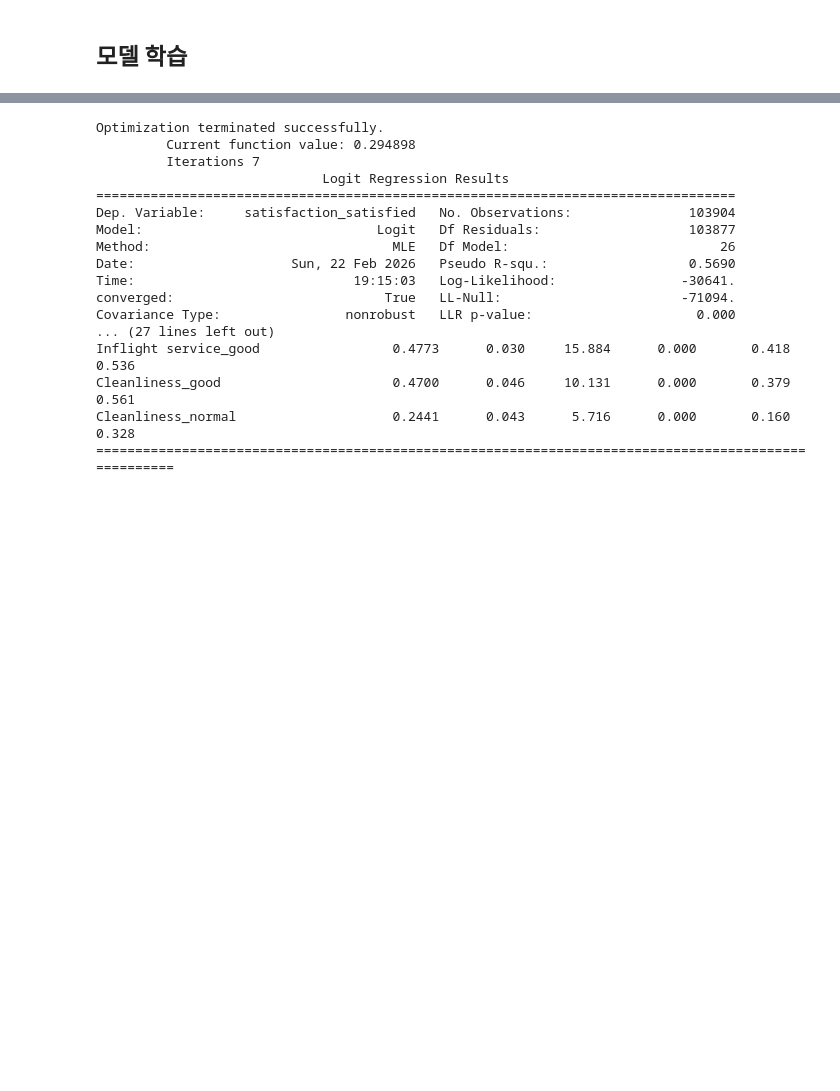
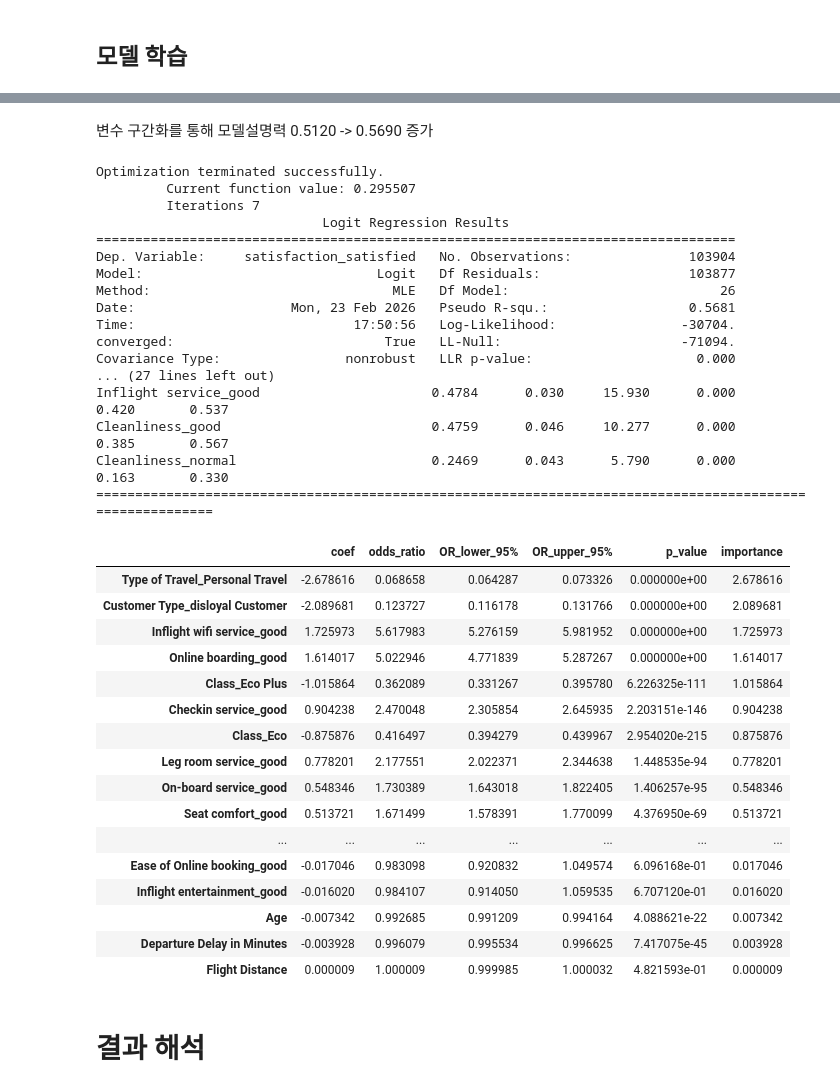
Before and after one commit to taejungjang/airline_analysis, a Jupyter notebook: airline.ipynb, the cells around one changed output, grey strips where cells are left out. Cells and saved outputs as stored; diff of their text form; code cells hidden in the pictures; blank space fills up the shorter version.

```diff
--- a/airline.ipynb
+++ b/airline.ipynb
@@ -208,4 +408,5 @@ df_train.drop(['id'],axis = 1, inplace = True)
 # %%
+#0~1, 2~3, 4~5점으로 3구간 나누는경우
 def categorize_score(x):
     if x <= 1:
         return "bad"
@@ -213,6 +414,8 @@ def categorize_score(x):
         return "normal"
     else:  # 4~5
         return "good"
+
+#4점을 기점으로 변하는경우
 def categorize_score2(x):
     if x <= 3:
         return "bad or normal"
@@ -232,8 +435,9 @@ df_train["Baggage handling"] = df_train["Baggage handling"].apply(categorize_sco
 df_train["Checkin service"] = df_train["Checkin service"].apply(categorize_score)
 df_train["Inflight service"] = df_train["Inflight service"].apply(categorize_score2)
 df_train["Cleanliness"] = df_train["Cleanliness"].apply(categorize_score)
+df_train["Departure/Arrival time convenient"] = df_train["Departure/Arrival time convenient"].apply(categorize_score2)
 
 
 
 # 더미변수 생성
-df_train_dummies = pd.get_dummies(df_train, drop_first=True)
+df_train = pd.get_dummies(df_train, drop_first=True)
@@ -242,27 +444,76 @@ df_train_dummies.drop(['Arrival Delay in Minutes'],axis = 1,inplace =True)
 # %%
-X = df_train_dummies.drop(['satisfaction_satisfied'],axis = 1)
-y = df_train_dummies['satisfaction_satisfied']
+X = df_train.drop(['satisfaction_satisfied'],axis = 1)
+y = df_train[['satisfaction_satisfied']]
+# %% [markdown]
+변수 구간화를 통해 모델설명력 0.5120 -> 0.5690 증가
 # %%
 X = X.astype(float)
 X = sm.add_constant(X)
 
-model3 = sm.Logit(y, X).fit()
-print(model3.summary())
+model2 = sm.Logit(y, X).fit()
+print(model2.summary())
 # %% [output]
 Optimization terminated successfully.
-         Current function value: 0.294898
+         Current function value: 0.295507
          Iterations 7
                              Logit Regression Results
 ==================================================================================
 Dep. Variable:     satisfaction_satisfied   No. Observations:               103904
 Model:                              Logit   Df Residuals:                   103877
 Method:                               MLE   Df Model:                           26
-Date:                    Sun, 22 Feb 2026   Pseudo R-squ.:                  0.5690
-Time:                            19:15:03   Log-Likelihood:                -30641.
+Date:                    Mon, 23 Feb 2026   Pseudo R-squ.:                  0.5681
+Time:                            17:50:56   Log-Likelihood:                -30704.
 converged:                           True   LL-Null:                       -71094.
 Covariance Type:                nonrobust   LLR p-value:                     0.000
 ... (27 lines left out)
-Inflight service_good                 0.4773      0.030     15.884      0.000       0.418       0.536
-Cleanliness_good                      0.4700      0.046     10.131      0.000       0.379       0.561
-Cleanliness_normal                    0.2441      0.043      5.716      0.000       0.160       0.328
-=====================================================================================================
+Inflight service_good                      0.4784      0.030     15.930      0.000       0.420       0.537
+Cleanliness_good                           0.4759      0.046     10.277      0.000       0.385       0.567
+Cleanliness_normal                         0.2469      0.043      5.790      0.000       0.163       0.330
+==========================================================================================================
+# %%
+# 계수
+coef = model2.params
+
+# 오즈비
+odds_ratio = np.exp(coef)
+
+# 95% 신뢰구간
+conf = model2.conf_int()
+conf.columns = ["2.5%", "97.5%"]
+
+or_table = pd.DataFrame({
+    "coef": coef,
+    "odds_ratio": odds_ratio,
+    "OR_lower_95%": np.exp(conf["2.5%"]),
+    "OR_upper_95%": np.exp(conf["97.5%"]),
+    "p_value": model2.pvalues
+})
+# %%
+importance_table = (
+    or_table
+    .drop(index="const")  # 상수항 제거
+    .assign(importance=lambda x: np.abs(x["coef"]))
+    .sort_values("importance", ascending=False)
+)
+
+importance_table
+# %% [output]
+|  | coef | odds_ratio | OR_lower_95% | OR_upper_95% | p_value | importance |
+| Type of Travel_Personal Travel | -2.678616 | 0.068658 | 0.064287 | 0.073326 | 0.000000e+00 | 2.678616 |
+| Customer Type_disloyal Customer | -2.089681 | 0.123727 | 0.116178 | 0.131766 | 0.000000e+00 | 2.089681 |
+| Inflight wifi service_good | 1.725973 | 5.617983 | 5.276159 | 5.981952 | 0.000000e+00 | 1.725973 |
+| Online boarding_good | 1.614017 | 5.022946 | 4.771839 | 5.287267 | 0.000000e+00 | 1.614017 |
+| Class_Eco Plus | -1.015864 | 0.362089 | 0.331267 | 0.395780 | 6.226325e-111 | 1.015864 |
+| Checkin service_good | 0.904238 | 2.470048 | 2.305854 | 2.645935 | 2.203151e-146 | 0.904238 |
+| Class_Eco | -0.875876 | 0.416497 | 0.394279 | 0.439967 | 2.954020e-215 | 0.875876 |
+| Leg room service_good | 0.778201 | 2.177551 | 2.022371 | 2.344638 | 1.448535e-94 | 0.778201 |
+| On-board service_good | 0.548346 | 1.730389 | 1.643018 | 1.822405 | 1.406257e-95 | 0.548346 |
+| Seat comfort_good | 0.513721 | 1.671499 | 1.578391 | 1.770099 | 4.376950e-69 | 0.513721 |
+| ... | ... | ... | ... | ... | ... | ... |
+| Ease of Online booking_good | -0.017046 | 0.983098 | 0.920832 | 1.049574 | 6.096168e-01 | 0.017046 |
+| Inflight entertainment_good | -0.016020 | 0.984107 | 0.914050 | 1.059535 | 6.707120e-01 | 0.016020 |
+| Age | -0.007342 | 0.992685 | 0.991209 | 0.994164 | 4.088621e-22 | 0.007342 |
+| Departure Delay in Minutes | -0.003928 | 0.996079 | 0.995534 | 0.996625 | 7.417075e-45 | 0.003928 |
+| Flight Distance | 0.000009 | 1.000009 | 0.999985 | 1.000032 | 4.821593e-01 | 0.000009 |
+# %% [markdown]
+# 결과 해석
```
Also changed, not shown: parts of 38 cells of this notebook.
